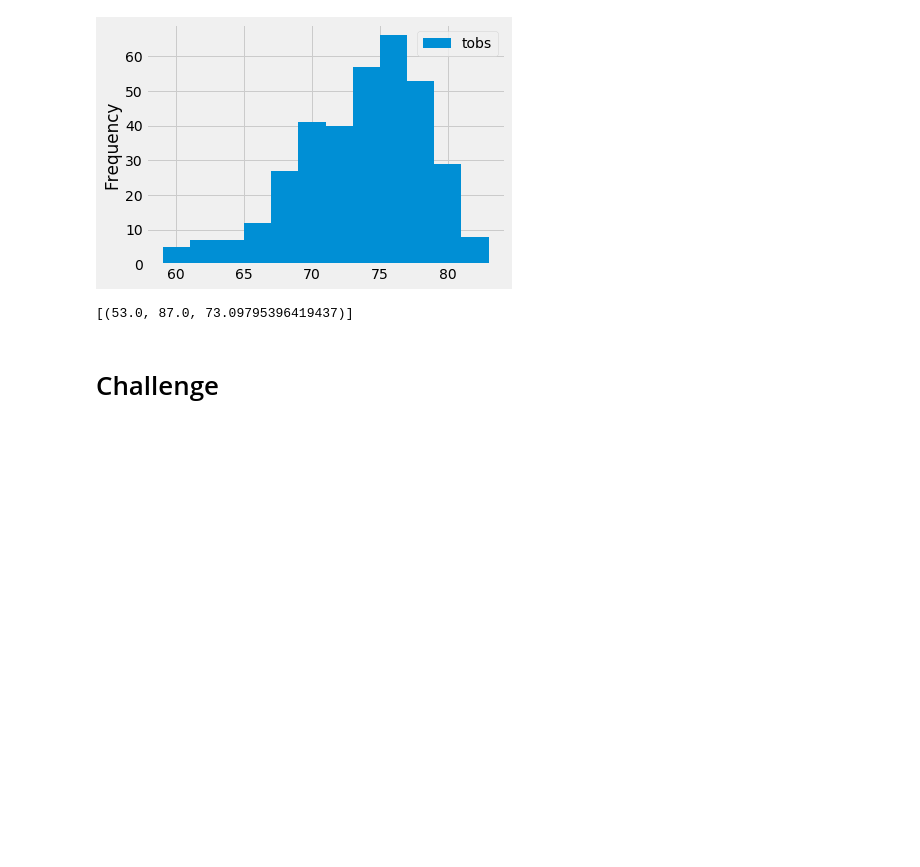
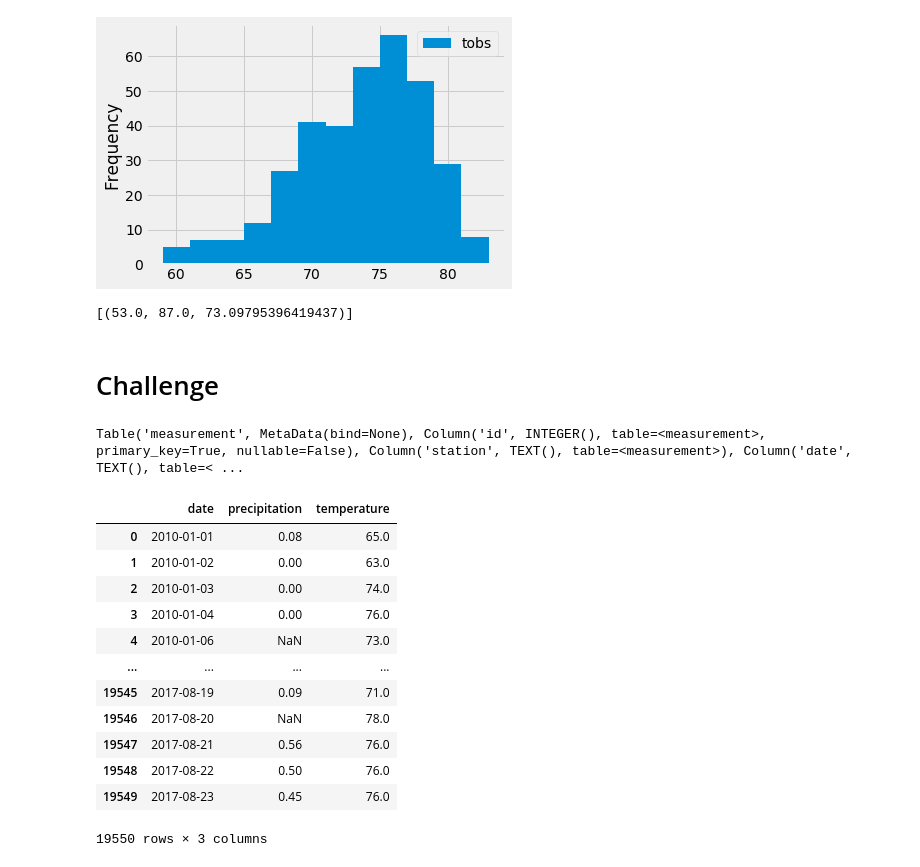
Before and after one commit to marczuka/surfs_up, a Jupyter notebook: climate_analysis.ipynb, the cells around one changed output. Saved outputs shown, nothing was run; the diff lists cells and outputs as text; code cells hidden in the pictures; blank space fills up the shorter version.

```diff
--- a/climate_analysis.ipynb
+++ b/climate_analysis.ipynb
@@ -148,3 +148,29 @@ calc_temps('00-03-14', '18-03-14')
 [(53.0, 87.0, 73.09795396419437)]
 # %% [markdown]
 # Challenge
+# %%
+# Get the Measurement table colums
+Measurement.__table__
+# %% [output]
+Table('measurement', MetaData(bind=None), Column('id', INTEGER(), table=<measurement>, primary_key=True, nullable=False), Column('station', TEXT(), table=<measurement>), Column('date', TEXT(), table=< ...
+# %%
+# Query the temperature and precipitation data across all the stations and all available dates
+results = session.query(Measurement.date, Measurement.prcp, Measurement.tobs).all()
+
+# Save the query results as a Pandas DataFrame and set the index to the date column
+df = pd.DataFrame(results, columns=['date', 'precipitation', 'temperature'])
+df
+# %% [output]
+|  | date | precipitation | temperature |
+| 0 | 2010-01-01 | 0.08 | 65.0 |
+| 1 | 2010-01-02 | 0.00 | 63.0 |
+| 2 | 2010-01-03 | 0.00 | 74.0 |
+| 3 | 2010-01-04 | 0.00 | 76.0 |
+| 4 | 2010-01-06 | NaN | 73.0 |
+| ... | ... | ... | ... |
+| 19545 | 2017-08-19 | 0.09 | 71.0 |
+| 19546 | 2017-08-20 | NaN | 78.0 |
+| 19547 | 2017-08-21 | 0.56 | 76.0 |
+| 19548 | 2017-08-22 | 0.50 | 76.0 |
+| 19549 | 2017-08-23 | 0.45 | 76.0 |
+19550 rows × 3 columns
```
Also changed, not shown: parts of 8 cells of this notebook.
